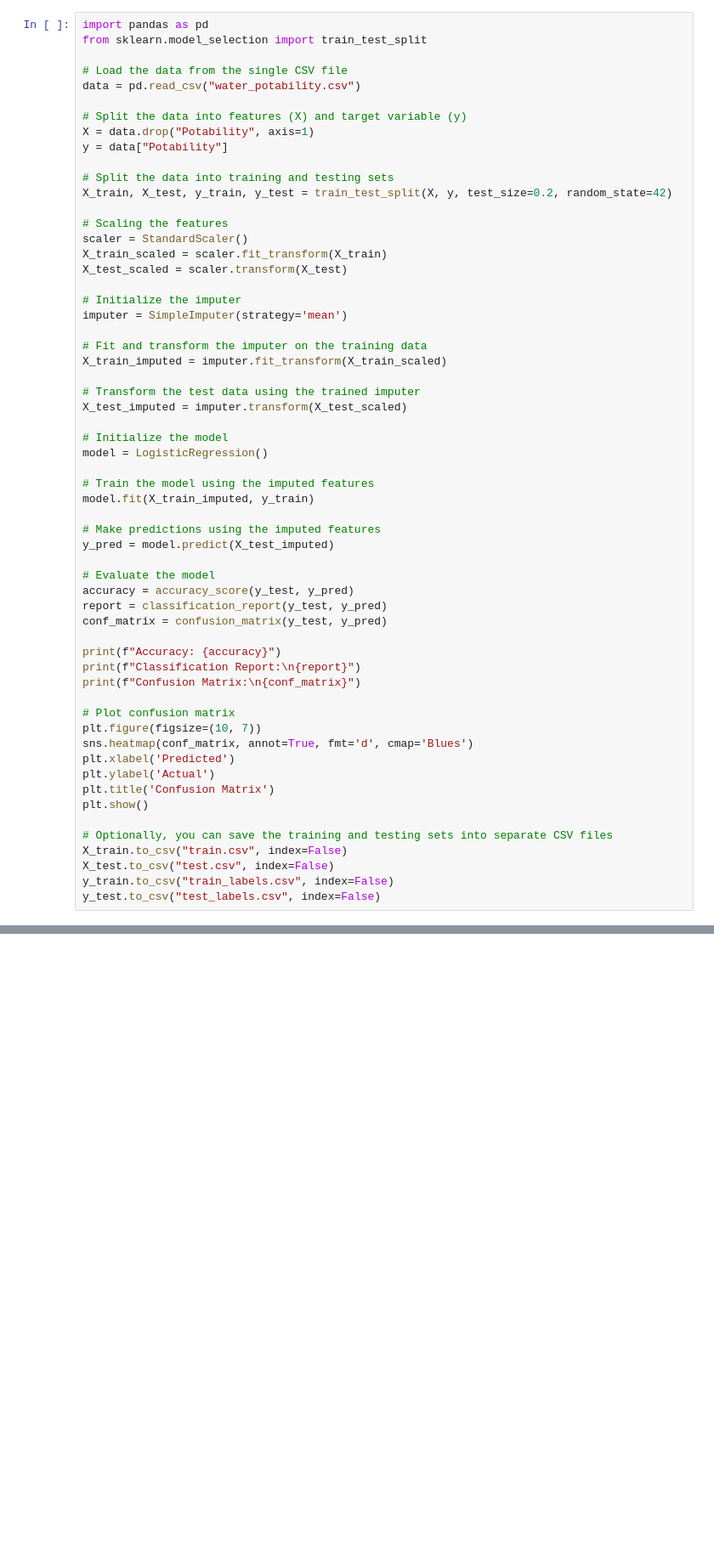
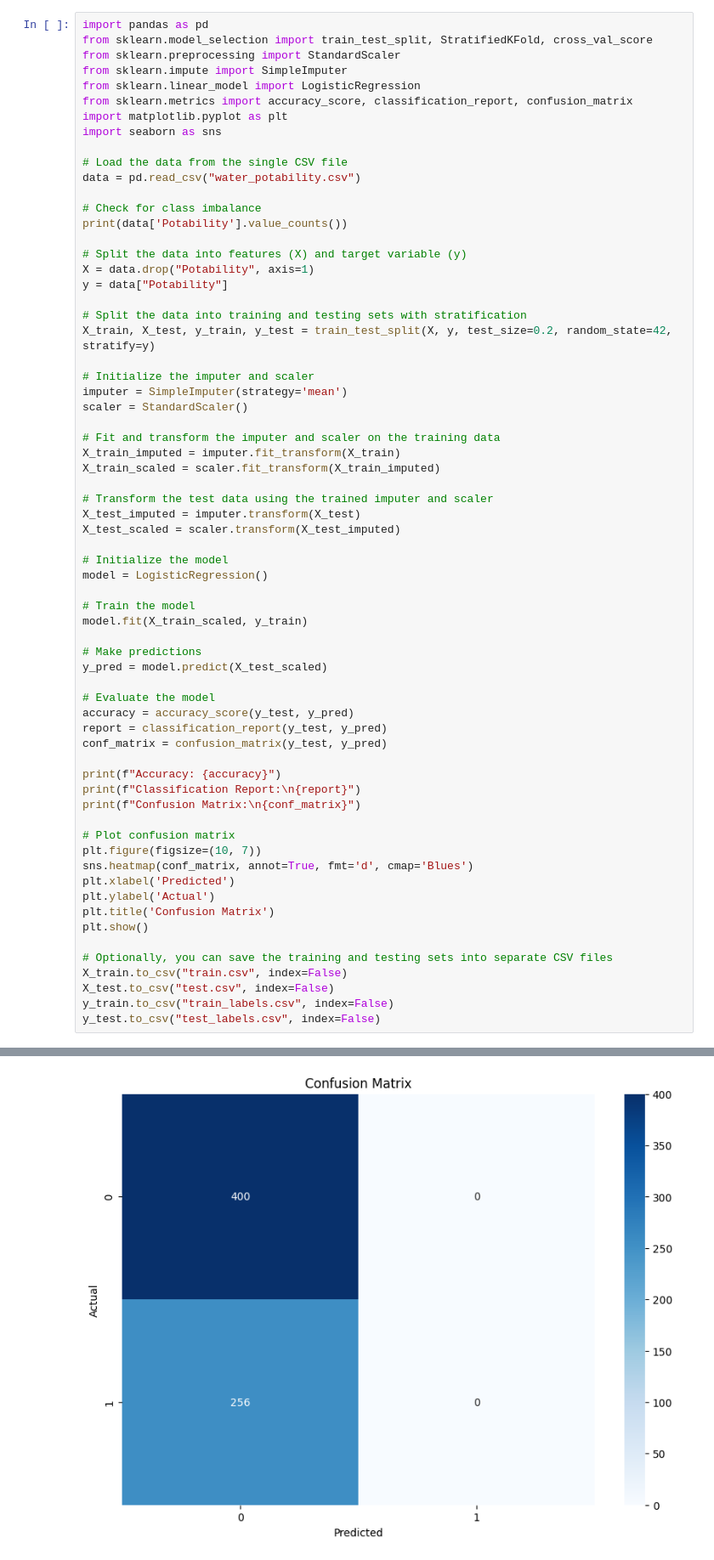
Before and after one commit to Irfankcss/water-quality-prediction, a Jupyter notebook: proj.ipynb, the cells around one changed output, grey strips where cells are left out. Shown: that part at 85% size. Saved outputs shown, nothing was run; the diff lists cells and outputs as text; blank space fills up the shorter version.

Commit message:
Fixed NaN fields and one class predicting

```diff
--- a/proj.ipynb
+++ b/proj.ipynb
@@ -8,40 +8,47 @@ from sklearn.linear_model import LogisticRegression
 from sklearn.metrics import accuracy_score, classification_report, confusion_matrix
 # %%
 import pandas as pd
-from sklearn.model_selection import train_test_split
+from sklearn.model_selection import train_test_split, StratifiedKFold, cross_val_score
+from sklearn.preprocessing import StandardScaler
+from sklearn.impute import SimpleImputer
+from sklearn.linear_model import LogisticRegression
+from sklearn.metrics import accuracy_score, classification_report, confusion_matrix
+import matplotlib.pyplot as plt
+import seaborn as sns
 
 # Load the data from the single CSV file
 data = pd.read_csv("water_potability.csv")
+
+# Check for class imbalance
+print(data['Potability'].value_counts())
 
 # Split the data into features (X) and target variable (y)
 X = data.drop("Potability", axis=1)
 y = data["Potability"]
 
-# Split the data into training and testing sets
-X_train, X_test, y_train, y_test = train_test_split(X, y, test_size=0.2, random_state=42)
+# Split the data into training and testing sets with stratification
+X_train, X_test, y_train, y_test = train_test_split(X, y, test_size=0.2, random_state=42, stratify=y)
 
-# Scaling the features
+# Initialize the imputer and scaler
+imputer = SimpleImputer(strategy='mean')
 scaler = StandardScaler()
-X_train_scaled = scaler.fit_transform(X_train)
-X_test_scaled = scaler.transform(X_test)
 
-# Initialize the imputer
-imputer = SimpleImputer(strategy='mean')
+# Fit and transform the imputer and scaler on the training data
+X_train_imputed = imputer.fit_transform(X_train)
+X_train_scaled = scaler.fit_transform(X_train_imputed)
 
-# Fit and transform the imputer on the training data
-X_train_imputed = imputer.fit_transform(X_train_scaled)
-
-# Transform the test data using the trained imputer
-X_test_imputed = imputer.transform(X_test_scaled)
+# Transform the test data using the trained imputer and scaler
+X_test_imputed = imputer.transform(X_test)
+X_test_scaled = scaler.transform(X_test_imputed)
 
 # Initialize the model
 model = LogisticRegression()
 
-# Train the model using the imputed features
-model.fit(X_train_imputed, y_train)
+# Train the model
+model.fit(X_train_scaled, y_train)
 
-# Make predictions using the imputed features
-y_pred = model.predict(X_test_imputed)
+# Make predictions
+y_pred = model.predict(X_test_scaled)
 
 # Evaluate the model
 accuracy = accuracy_score(y_test, y_pred)
@@ -71 +94,2 @@ LogisticRegression does not accept missing values encoded as NaN natively. For s
+[figure, added]
 # %%
```
Also changed, not shown: parts of 9 cells of this notebook, 4 other files.
